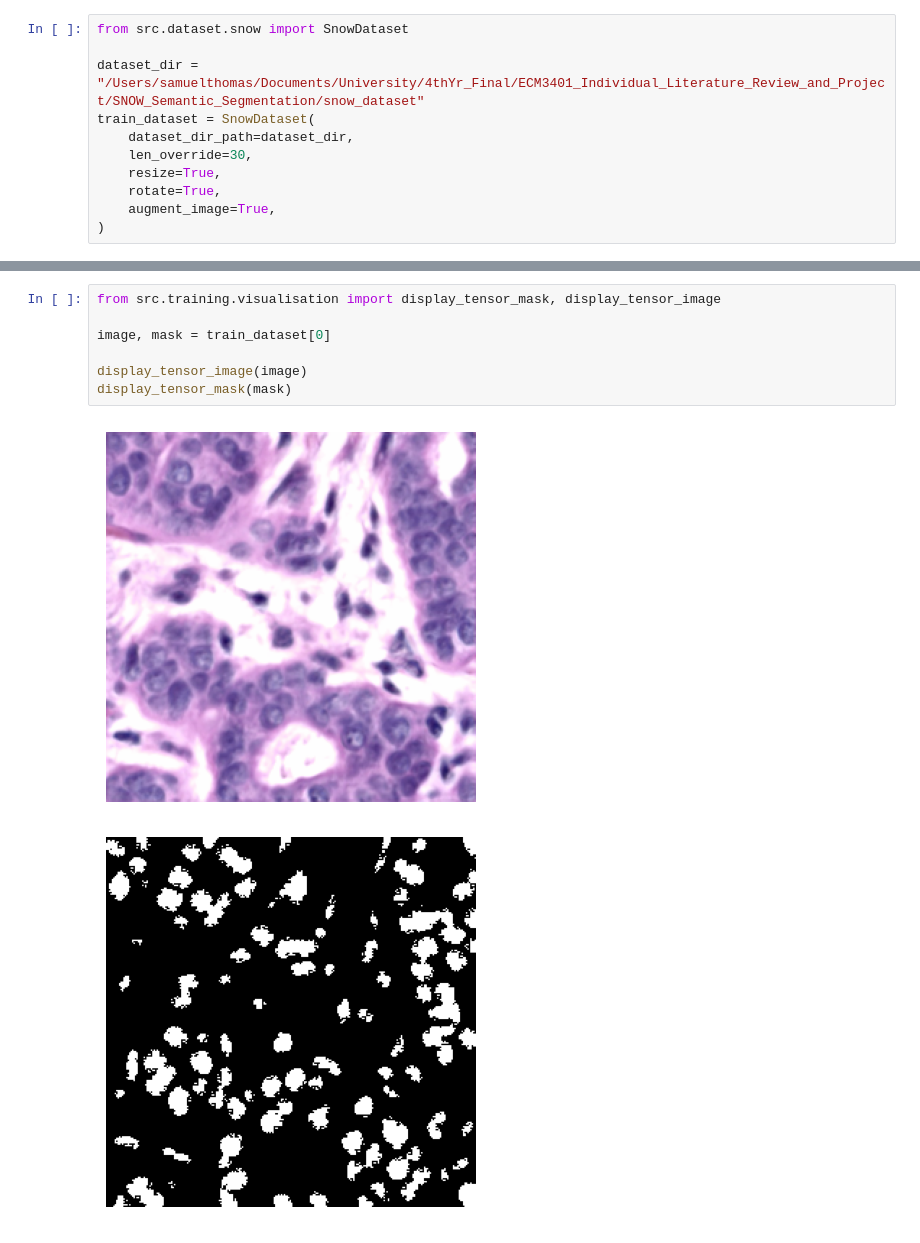
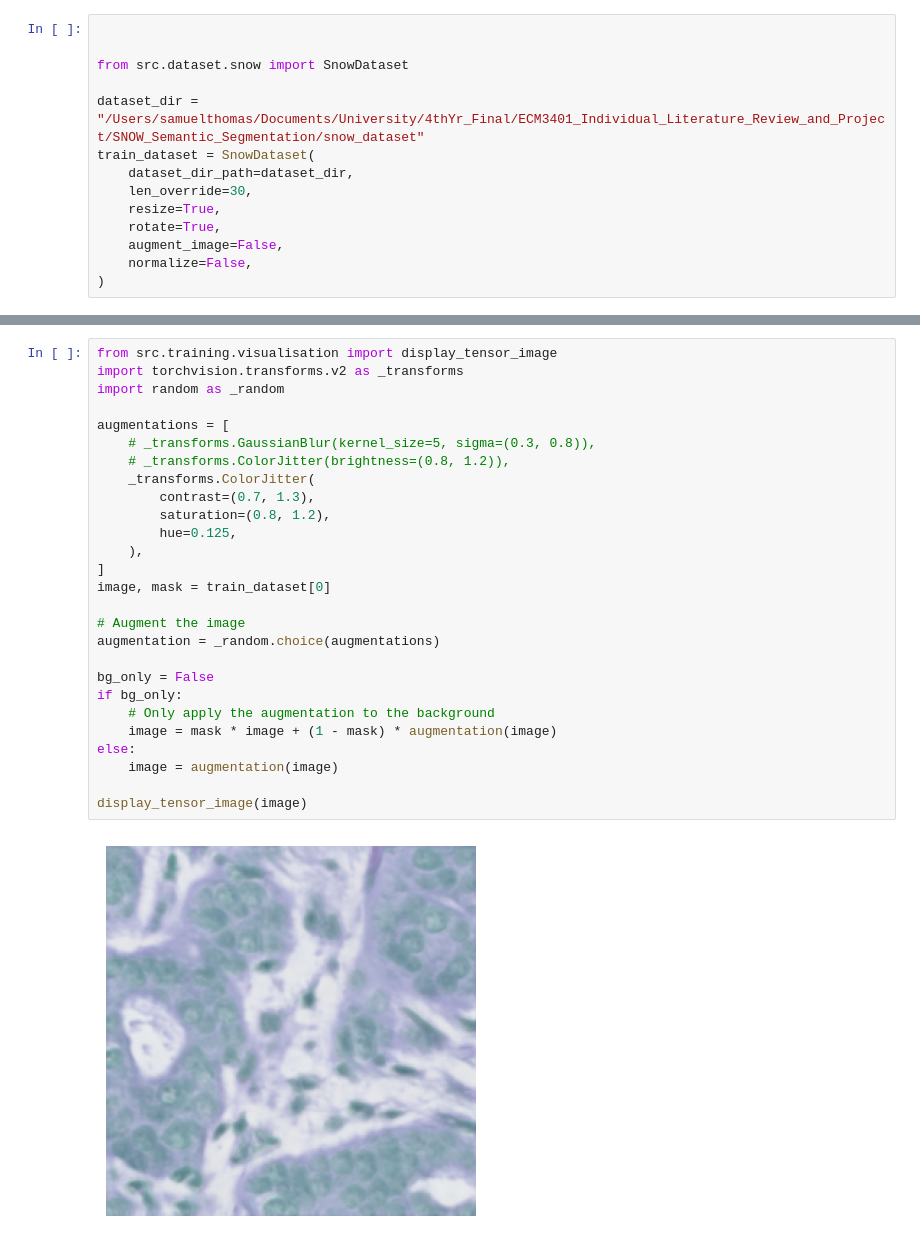
Before and after one commit to sccthomas/ECM3401_Individual_Project, a Jupyter notebook: sandbox.ipynb, the cells around one changed output, grey strips where cells are left out. Cells and saved outputs as stored; diff of their text form.

```diff
--- a/sandbox.ipynb
+++ b/sandbox.ipynb
@@ -1,4 +1,6 @@
 # %%
+
+
 from src.dataset.snow import SnowDataset
 
 dataset_dir = "/Users/samuelthomas/Documents/University/4thYr_Final/ECM3401_Individual_Literature_Review_and_Project/SNOW_Semantic_Segmentation/snow_dataset"
@@ -7,5 +9,6 @@ train_dataset = SnowDataset(
     len_override=30,
     resize=True,
     rotate=True,
-    augment_image=True,
+    augment_image=False,
+    normalize=False,
 )
@@ -12,10 +23,29 @@ train_dataset = SnowDataset(
 # %%
-from src.training.visualisation import display_tensor_mask, display_tensor_image
+from src.training.visualisation import display_tensor_image
+import torchvision.transforms.v2 as _transforms
+import random as _random
 
+augmentations = [
+    # _transforms.GaussianBlur(kernel_size=5, sigma=(0.3, 0.8)),
+    # _transforms.ColorJitter(brightness=(0.8, 1.2)),
+    _transforms.ColorJitter(
+        contrast=(0.7, 1.3),
+        saturation=(0.8, 1.2),
+        hue=0.125,
+    ),
+]
 image, mask = train_dataset[0]
 
+# Augment the image
+augmentation = _random.choice(augmentations)
+
+bg_only = False
+if bg_only:
+    # Only apply the augmentation to the background
+    image = mask * image + (1 - mask) * augmentation(image)
+else:
+    image = augmentation(image)
+
 display_tensor_image(image)
-display_tensor_mask(mask)
 # %% [output]
-[figure, old version]
+[figure, new version]
-[figure, removed]
```
Also changed, not shown: parts of 6 cells of this notebook, 5 other files.
